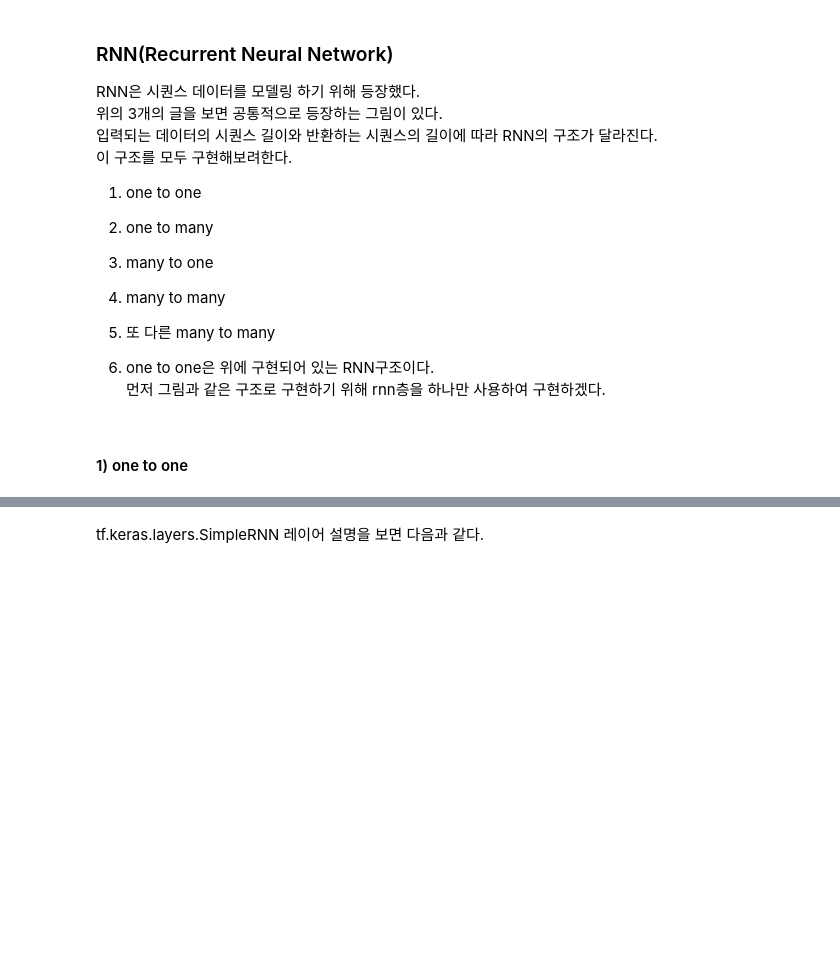
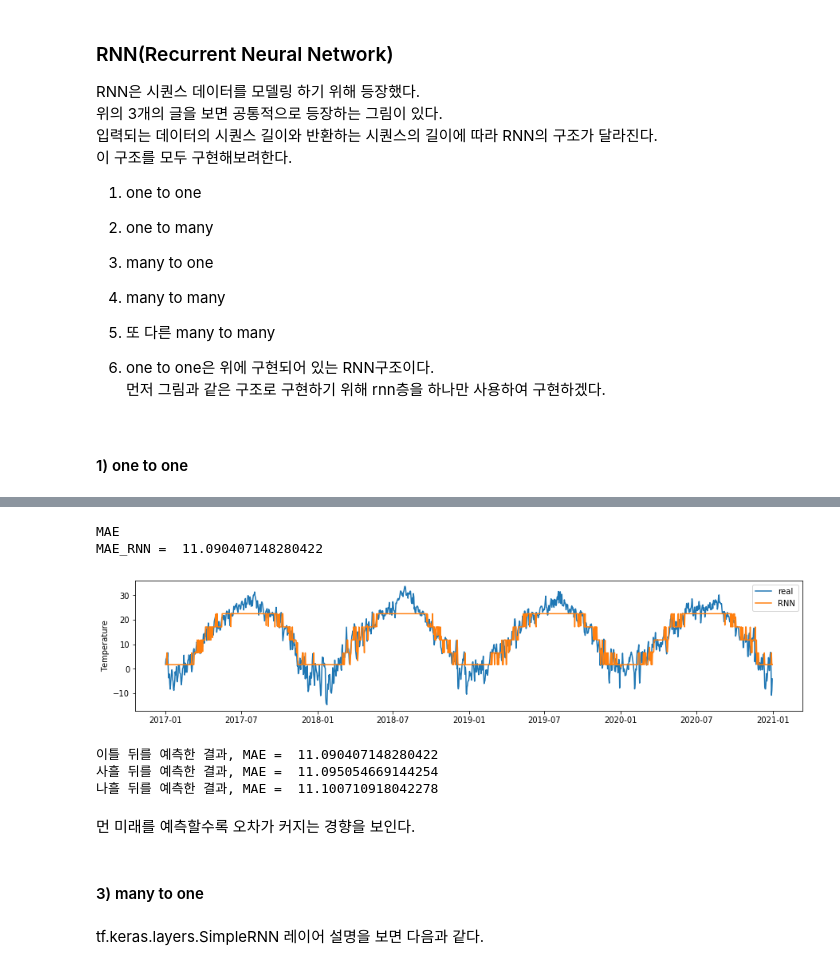
Before and after one commit to ParkSunA/Temperature-Prediction, a Jupyter notebook: RNN 제대로 파악하기.ipynb, the cells around one changed output, grey strips where cells are left out. Drawn from its saved outputs; the diff is of its cells as text; code cells hidden in the pictures; blank space fills up the shorter version.

```diff
--- a/RNN 제대로 파악하기.ipynb
+++ b/RNN 제대로 파악하기.ipynb
@@ -301,3 +374,36 @@ testX,testY = test.drop(['일시','Y'],axis=1), test['Y']
+# %%
+time = pd.to_datetime(test['일시'])
+# 예측 시점
+n = 0
+
+pred = RNN.predict(testX)
+
+
+plt.figure(figsize = (15,3))
+plt.plot(time,np.array(testY)[:,n])
+plt.plot(time,pred[:,n])
+
+plt.ylabel('Temperature')
+plt.legend(['real','RNN'])
+
+print('MAE')
+print('MAE_RNN = ',(((np.array(testY)[:,n]-pred[:,n])**2)**0.5).mean())
+# %% [output]
+MAE
+MAE_RNN =  11.090407148280422
+[figure, added]
+# %%
+print('이틀 뒤를 예측한 결과, MAE = ',(((np.array(testY)[:,n]-pred[:,n])**2)**0.5).mean())
+print('사흘 뒤를 예측한 결과, MAE = ',(((np.array(testY)[:,n+1]-pred[:,n])**2)**0.5).mean())
+print('나흘 뒤를 예측한 결과, MAE = ',(((np.array(testY)[:,n+2]-pred[:,n])**2)**0.5).mean())
+# %% [output]
+이틀 뒤를 예측한 결과, MAE =  11.090407148280422
+사흘 뒤를 예측한 결과, MAE =  11.095054669144254
+나흘 뒤를 예측한 결과, MAE =  11.100710918042278
+# %% [markdown]
+먼 미래를 예측할수록 오차가 커지는 경향을 보인다.
+# %% [markdown]
+#### 3) many to one
 # %% [markdown]
 tf.keras.layers.SimpleRNN  레이어 설명을 보면 다음과 같다.
 # %% [raw]
```
Also changed, not shown: parts of 11 cells of this notebook.
